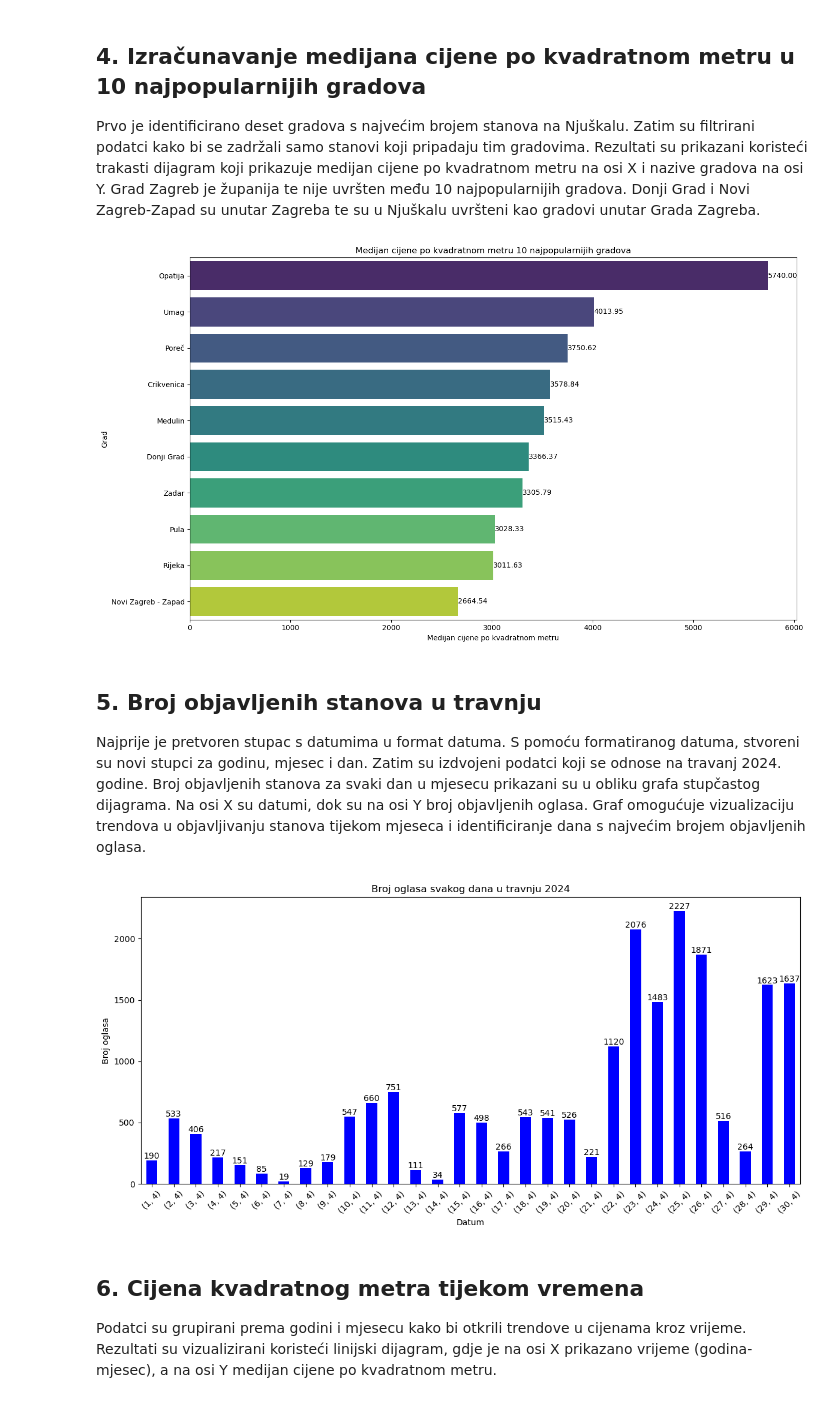
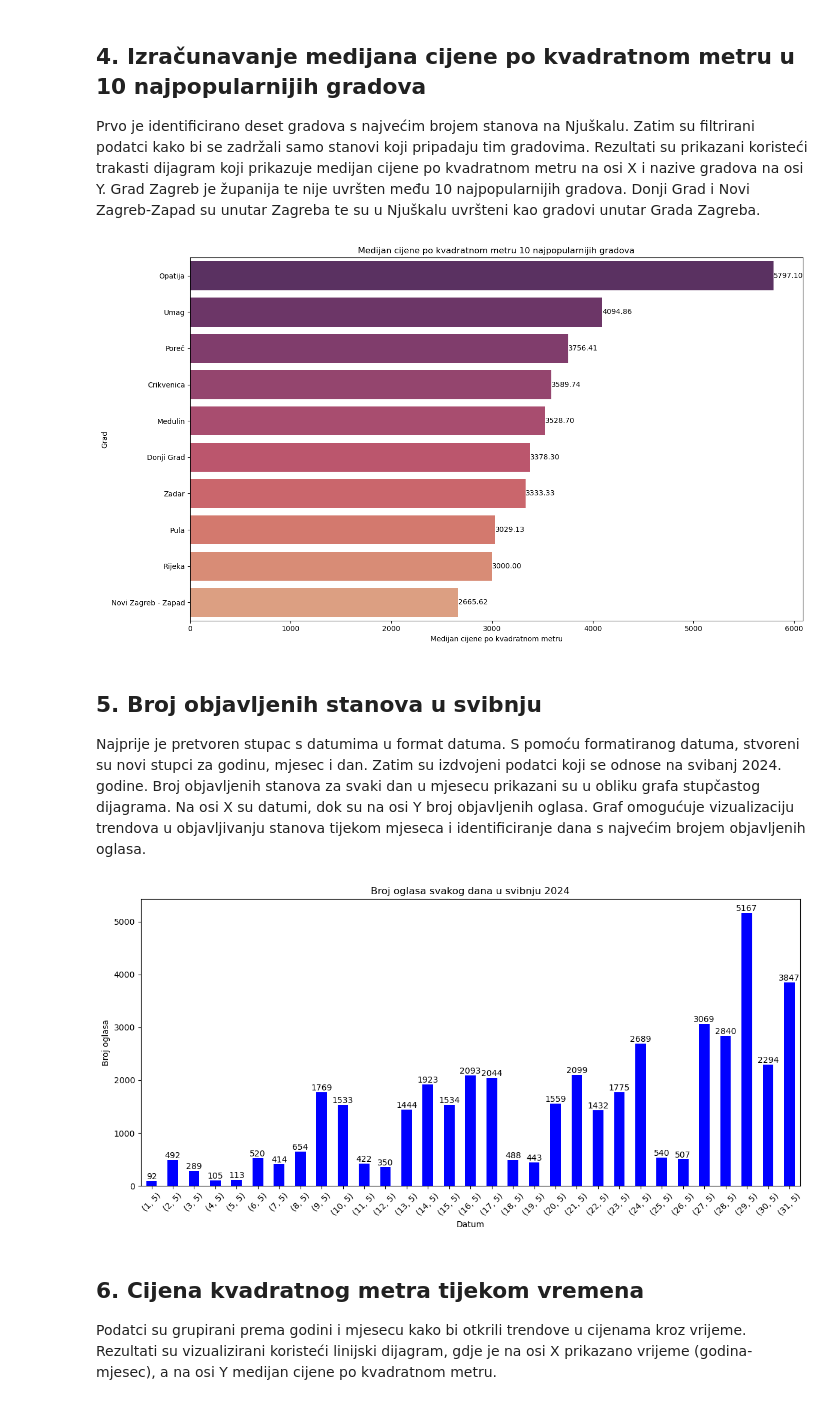
Before and after one commit to ikojun00/njuskalo-web-scraper, a Jupyter notebook: proba.ipynb, the cells around one changed output. Drawn from its saved outputs; the diff is of its cells as text; code cells hidden in the pictures.

```diff
--- a/proba.ipynb
+++ b/proba.ipynb
@@ -125,7 +118,7 @@ df_filtered = df[df['City'].isin(city_counts.index)]
 median_price_per_sqm_city = df_filtered.groupby('City')['Price per sqm'].median().sort_values(ascending=False)
 
 plt.figure(figsize=(14, 8))
-sns.barplot(x=median_price_per_sqm_city.values, y=median_price_per_sqm_city.index, palette='viridis')
+sns.barplot(x=median_price_per_sqm_city.values, y=median_price_per_sqm_city.index, palette='flare_r')
 for index, value in enumerate(median_price_per_sqm_city.values):
     plt.text(value, index, f'{value:.2f}', ha='left', va='center', color='black', fontsize=10)
 plt.xlabel('Medijan cijene po kvadratnom metru')
@@ -134,37 +127,37 @@ plt.title('Medijan cijene po kvadratnom metru 10 najpopularnijih gradova')
 plt.tight_layout()
 plt.show()
 # %% [output]
-[figure, old version]
+[figure, new version]
 # %% [markdown]
-## 5. Broj objavljenih stanova u travnju
+## 5. Broj objavljenih stanova u svibnju
 
-Najprije je pretvoren stupac s datumima u format datuma. S pomoću formatiranog datuma, stvoreni su novi stupci za godinu, mjesec i dan. Zatim su izdvojeni podatci koji se odnose na travanj 2024. godine. Broj objavljenih stanova za svaki dan u mjesecu prikazani su u obliku grafa stupčastog dijagrama. Na osi X su datumi, dok su na osi Y broj objavljenih oglasa. Graf omogućuje vizualizaciju trendova u objavljivanju stanova tijekom mjeseca i identificiranje dana s najvećim brojem objavljenih oglasa.
+Najprije je pretvoren stupac s datumima u format datuma. S pomoću formatiranog datuma, stvoreni su novi stupci za godinu, mjesec i dan. Zatim su izdvojeni podatci koji se odnose na svibanj 2024. godine. Broj objavljenih stanova za svaki dan u mjesecu prikazani su u obliku grafa stupčastog dijagrama. Na osi X su datumi, dok su na osi Y broj objavljenih oglasa. Graf omogućuje vizualizaciju trendova u objavljivanju stanova tijekom mjeseca i identificiranje dana s najvećim brojem objavljenih oglasa.
 # %%
 df['Date'] = pd.to_datetime(df['Date'].str.rstrip('.'), format='%d.%m.%Y')
 
 df['Year'] = df['Date'].dt.year
 df['Month'] = df['Date'].dt.month
 df['Day'] = df['Date'].dt.day
 
-df_april = df[(df['Year'] == 2024) & (df['Month'] == 4)]
+df_april = df[(df['Year'] == 2024) & (df['Month'] == 5)]
 
 listings_per_day = df_april.groupby(['Day', 'Month']).size()
 
 plt.figure(figsize=(12, 6))
 ax = listings_per_day.plot(kind='bar', color='b')
 plt.xlabel('Datum')
 plt.ylabel('Broj oglasa')
-plt.title('Broj oglasa svakog dana u travnju 2024')
+plt.title('Broj oglasa svakog dana u svibnju 2024')
 plt.xticks(rotation=45)
 
 for p in ax.patches:
     ax.annotate(str(p.get_height()), (p.get_x() + p.get_width() / 2., p.get_height()),
                 ha='center', va='center', xytext=(0, 5), textcoords='offset points')
 
 plt.tight_layout()
 plt.show()
 # %% [output]
-[figure, old version]
+[figure, new version]
 # %% [markdown]
 ## 6. Cijena kvadratnog metra tijekom vremena
 
```
Also changed, not shown: parts of 16 cells of this notebook.
